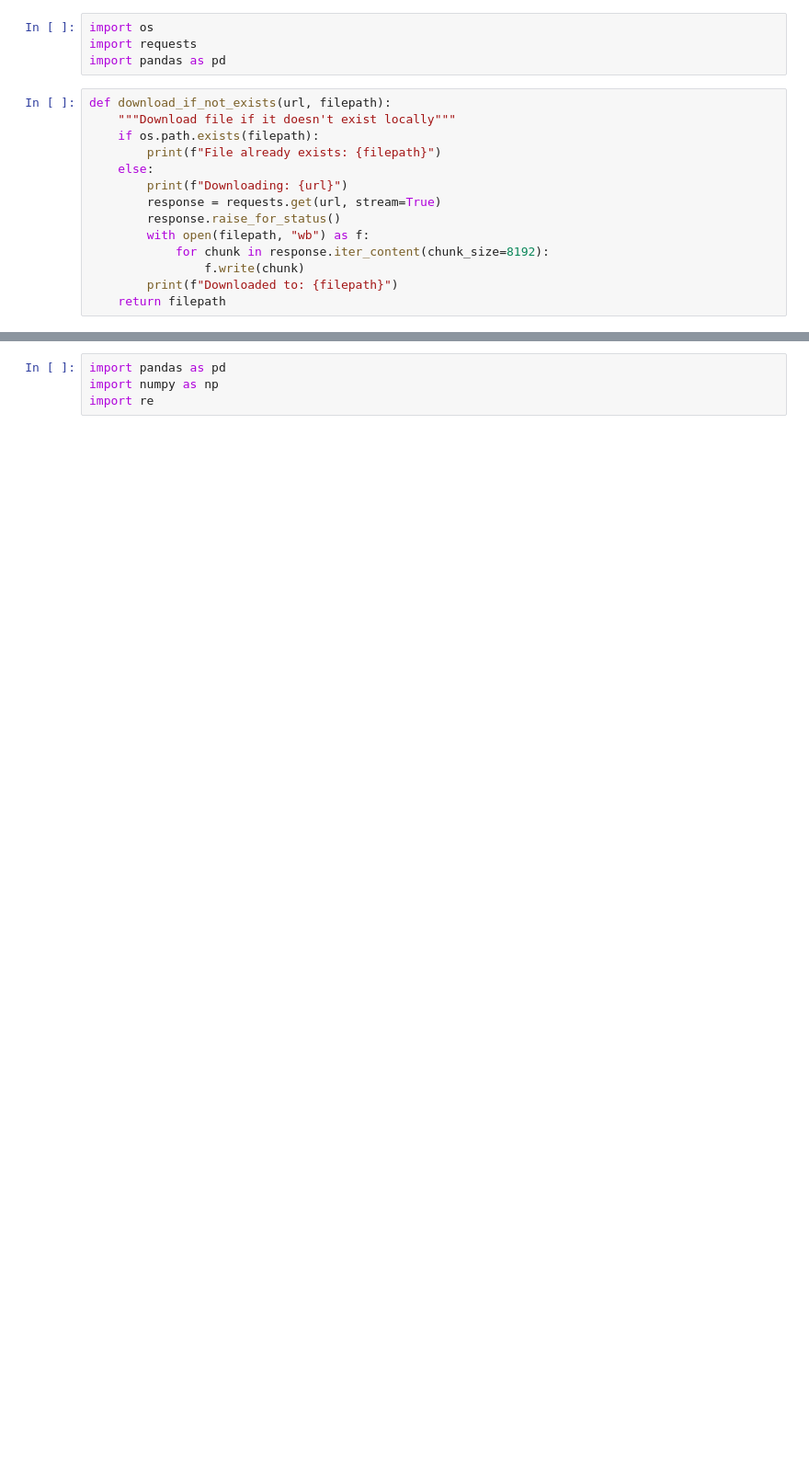
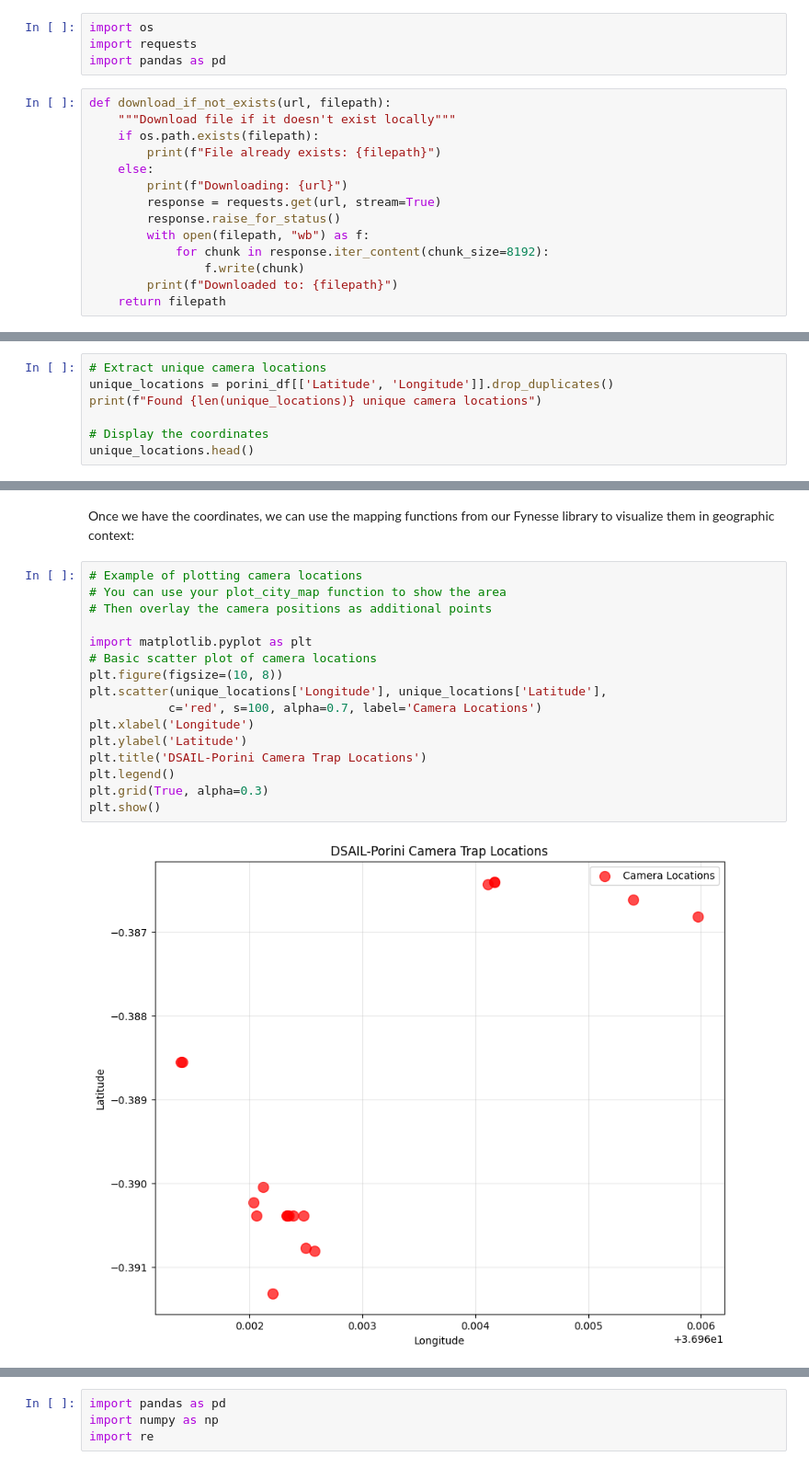
Before and after one commit to mlatcl/mlfc, a Jupyter notebook: _notebooks/02-dataset-joining-practical.ipynb, the cells around one changed output, grey strips where cells are left out. Shown at 92% size. Drawn from its saved outputs; the diff is of its cells as text; blank space fills up the shorter version.

```diff
--- a/_notebooks/02-dataset-joining-practical.ipynb
+++ b/_notebooks/02-dataset-joining-practical.ipynb
@@ -116,0 +156,7 @@ You may want to deduplicate the coordinates before you plot!
+# %%
+# Extract unique camera locations
+unique_locations = porini_df[['Latitude', 'Longitude']].drop_duplicates()
+print(f"Found {len(unique_locations)} unique camera locations")
+
+# Display the coordinates
+unique_locations.head()
@@ -116,0 +171,21 @@ You may want to deduplicate the coordinates before you plot!
+# %% [markdown]
+Once we have the coordinates, we can use the mapping functions from our
+Fynesse library to visualize them in geographic context:
+# %%
+# Example of plotting camera locations
+# You can use your plot_city_map function to show the area
+# Then overlay the camera positions as additional points
+
+import matplotlib.pyplot as plt
+# Basic scatter plot of camera locations
+plt.figure(figsize=(10, 8))
+plt.scatter(unique_locations['Longitude'], unique_locations['Latitude'],
+           c='red', s=100, alpha=0.7, label='Camera Locations')
+plt.xlabel('Longitude')
+plt.ylabel('Latitude')
+plt.title('DSAIL-Porini Camera Trap Locations')
+plt.legend()
+plt.grid(True, alpha=0.3)
+plt.show()
+# %% [output]
+[figure, added]
```
Also changed, not shown: parts of 104 cells of this notebook, 5 other files.
